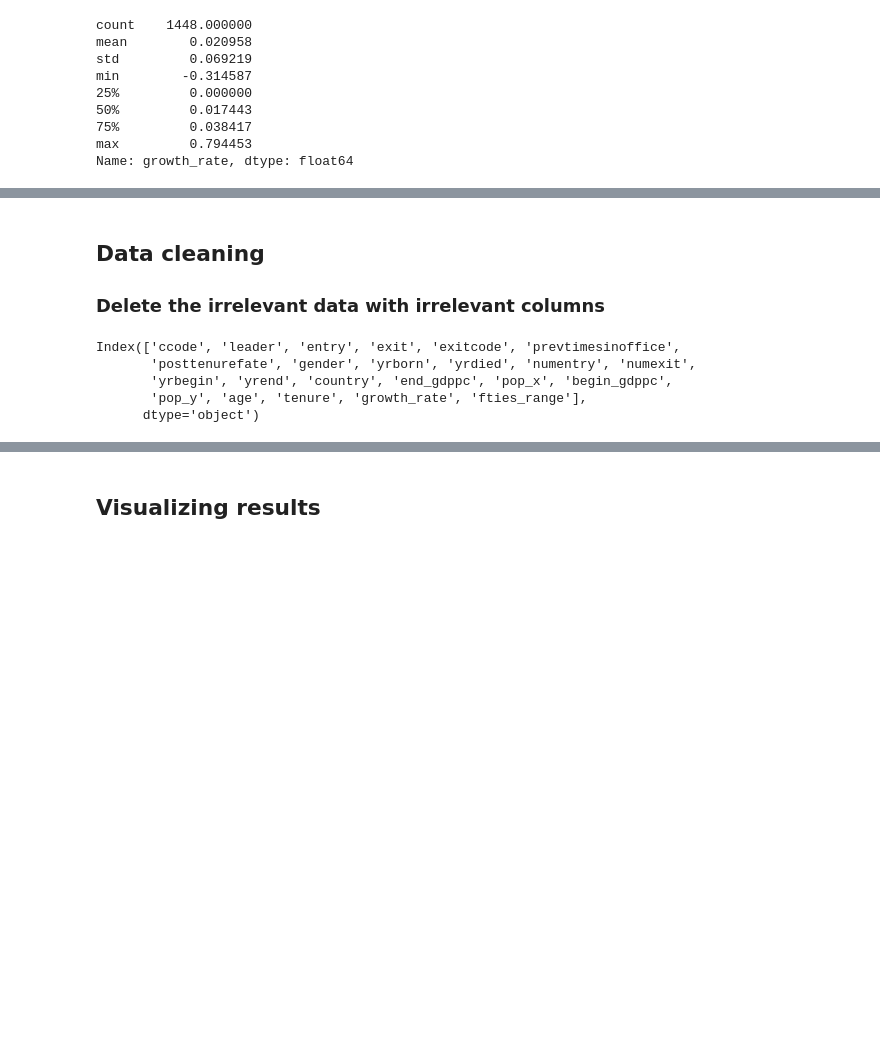
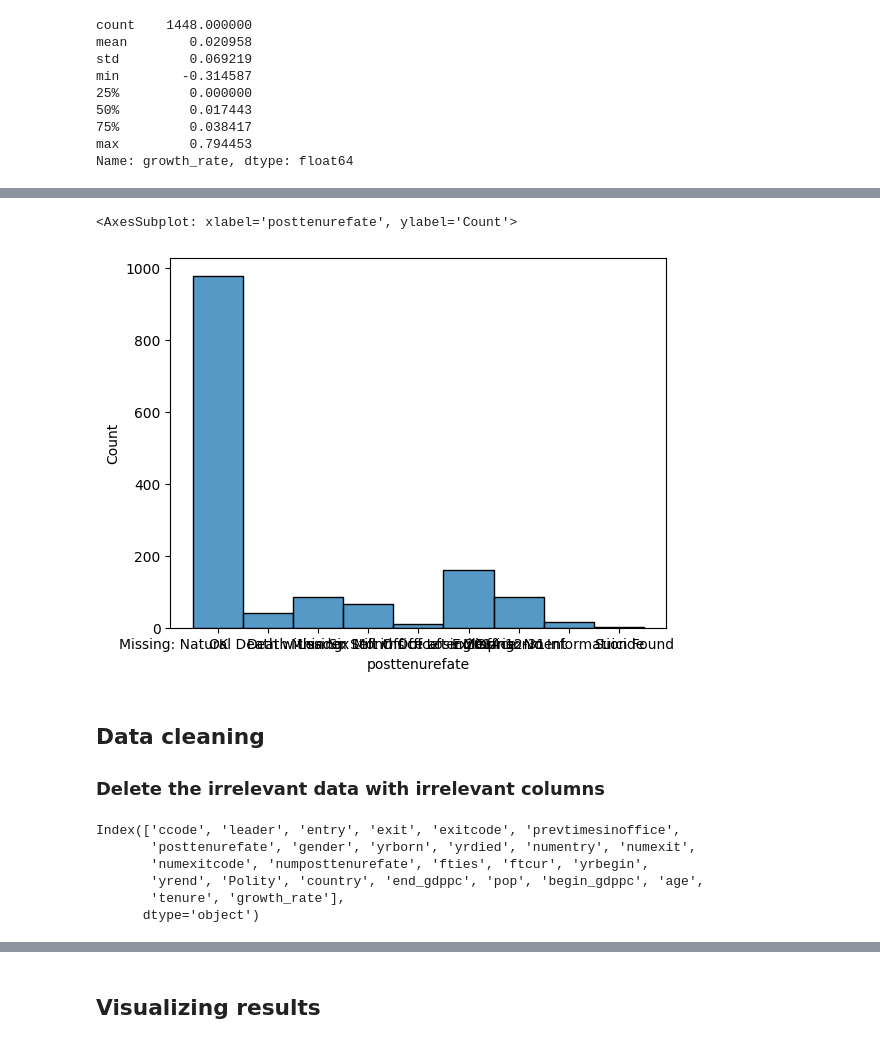
Before and after one commit to ShuaiZhao1/Analysing-Political-Executives-With-AI-data-processing, a Jupyter notebook: Notebooks/1-Data_extraction_and_visualizing.ipynb, the cells around one changed output, grey strips where cells are left out. Saved outputs shown, nothing was run; the diff lists cells and outputs as text; code cells hidden in the pictures; blank space fills up the shorter version.

```diff
--- a/Notebooks/1-Data_extraction_and_visualizing.ipynb
+++ b/Notebooks/1-Data_extraction_and_visualizing.ipynb
@@ -141,51 +149,9 @@ Name: growth_rate, dtype: float64
+# %%
+sns.histplot(data_all.posttenurefate)
+# %% [output]
+<AxesSubplot: xlabel='posttenurefate', ylabel='Count'>
+[figure, added]
 # %% [markdown]
 ## Data cleaning
 
 ### Delete the irrelevant data with irrelevant columns
-# %%
-# 'country_x','country_y'
-data_all.drop(columns=['obsid',
-                   'leadid',
-                   'idacr',
-                   'startdate',
-                   'eindate',
-                   'enddate',
-                   'eoutdate',
-                   'borndate',
-                   'ebirthdate',
-                   'deathdate',
-                   'edeathdate',
-                   'dbpediauri',
-                  'numexitcode',
-                  'numposttenurefate',
-                  'ftcur',
-                  'Country',
-                  'Polity datasets IV number[11][12]',
-                  'Polity datasets IV category'], inplace=True)
-
-# Deal with family ties and gender
-data_all['fties_range'] = np.where(data_all['fties'].isnull(), 0.5, 1)
-data_all['gender'] = np.where(data_all['gender']=='M', 1, 0)
-
-
-data_all.drop(columns=['fties',
-                       'Democracy',
-                       'Autocracy'], inplace=True)
-
-# Delete the columns that more than 30% is null
-# Delete the column >= 30% is null, we can see the remaining column names.
-null_sum=data_all.isnull().sum()
-data_all.columns[null_sum<len(data_all)*0.3] # columns will keep
-
-# Drop the columns that at least 30% values are null
-data_all.drop(columns=data_all.columns[null_sum > len(data_all)*0.3], inplace=True)
-
-# Check if there are any abnormal values, we need to pay attention to the negative numbers.
-# Some leaders are still alive, so the yrdied is negative number, etc.
-# print(data.describe())
-# %% [output]
-Index(['ccode', 'leader', 'entry', 'exit', 'exitcode', 'prevtimesinoffice',
-       'posttenurefate', 'gender', 'yrborn', 'yrdied', 'numentry', 'numexit',
-       'yrbegin', 'yrend', 'country', 'end_gdppc', 'pop_x', 'begin_gdppc',
-       'pop_y', 'age', 'tenure', 'growth_rate', 'fties_range'],
-      dtype='object')
@@ -192,3 +177,12 @@ Index(['ccode', 'leader', 'entry', 'exit', 'exitcode', 'prevtimesinoffice',
+# %%
+data_all.columns
+# %% [output]
+Index(['ccode', 'leader', 'entry', 'exit', 'exitcode', 'prevtimesinoffice',
+       'posttenurefate', 'gender', 'yrborn', 'yrdied', 'numentry', 'numexit',
+       'numexitcode', 'numposttenurefate', 'fties', 'ftcur', 'yrbegin',
+       'yrend', 'Polity', 'country', 'end_gdppc', 'pop', 'begin_gdppc', 'age',
+       'tenure', 'growth_rate'],
+      dtype='object')
 # %%
 data_all.dropna(subset = ['leader'], inplace=True)
 
```
Also changed, not shown: parts of 9 cells of this notebook, 6 other files.
